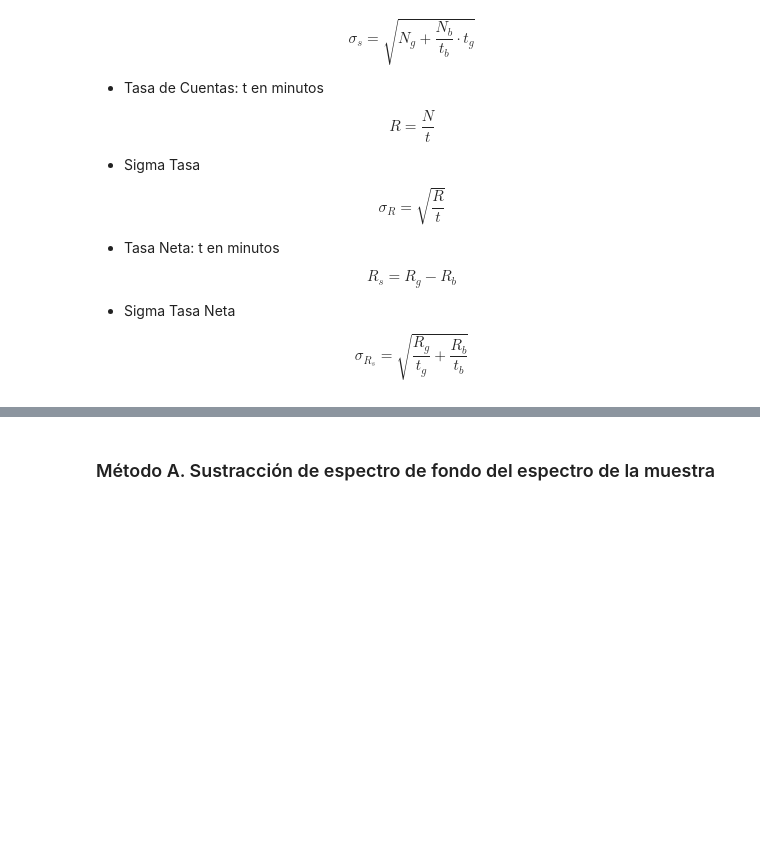
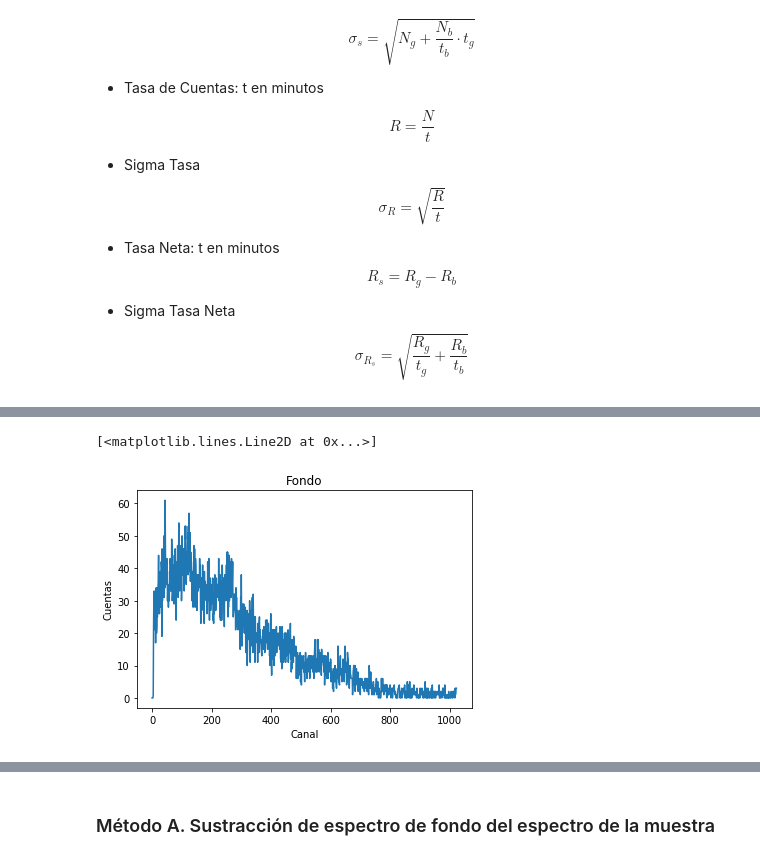
Before and after one commit to andreapy/Well--counter, a Jupyter notebook: Datos-Fondo.ipynb, the cells around one changed output, grey strips where cells are left out. Saved outputs shown, nothing was run; the diff lists cells and outputs as text; code cells hidden in the pictures; blank space fills up the shorter version.

```diff
--- a/Datos-Fondo.ipynb
+++ b/Datos-Fondo.ipynb
@@ -205,0 +188,18 @@ table = df.pivot(index ='Channel',columns ='RN')
+# %%
+#### Graficar Espectro y fondo
+Canal = table.index
+Fondo = table['Counts']['Fondo']
+
+#### Fuente tipo barra
+#Fuente = table['Counts']['Na22']
+
+plt.title('Fondo')
+plt.xlabel('Canal')
+plt.ylabel('Cuentas')
+plt.plot(Canal,Fondo)
+#plt.plot(Canal,Fuente)
+
+#plt.savefig('Fondo_source_bar.pdf')
+# %% [output]
+[<matplotlib.lines.Line2D at 0x...>]
+[figure, added]
```
Also changed, not shown: parts of 10 cells of this notebook, 18 other files.
